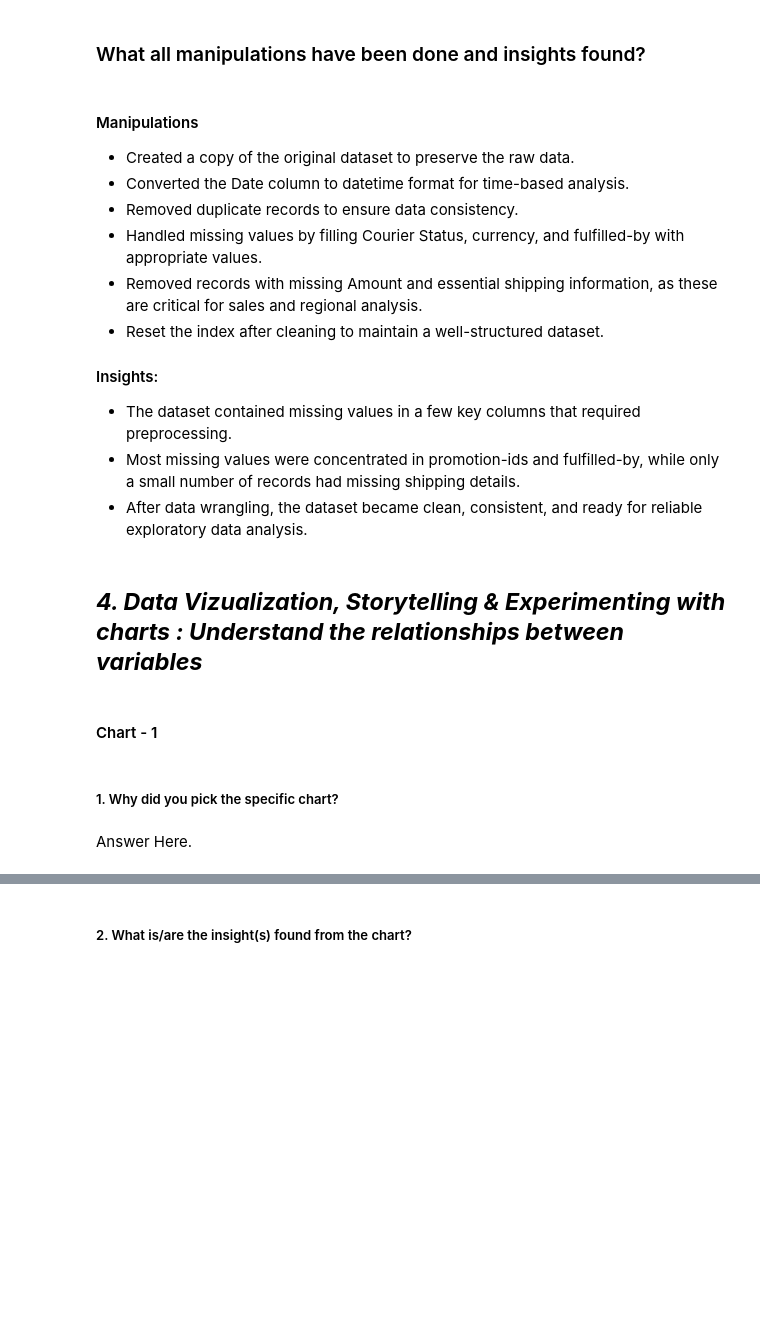
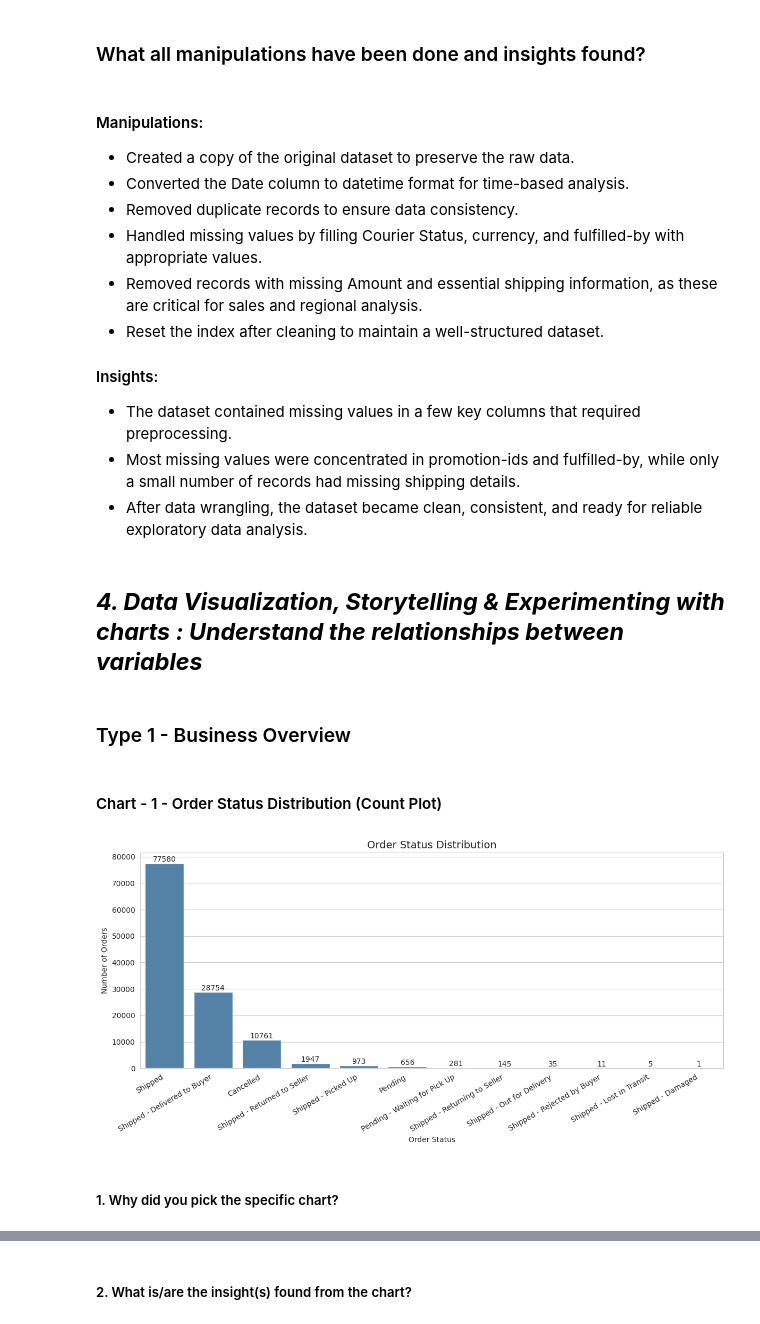
Before and after one commit to adityajain9756-rgb/ecommerce-sales-analysis, a Jupyter notebook: EDA_aditya_amazon.ipynb, the cells around one changed output, grey strips where cells are left out. Drawn from its saved outputs; the diff is of its cells as text; code cells hidden in the pictures; blank space fills up the shorter version.

Commit message:
Business Overview Data Visualization

```diff
--- a/EDA_aditya_amazon.ipynb
+++ b/EDA_aditya_amazon.ipynb
@@ -264,7 +264,7 @@ dtype: int64
 # %% [markdown]
 ### What all manipulations have been done and insights found?
 # %% [markdown]
-#### Manipulations
+#### Manipulations:
 * Created a copy of the original dataset to preserve the raw data.
 * Converted the Date column to datetime format for time-based analysis.
 * Removed duplicate records to ensure data consistency.
@@ -278,6 +278,8 @@ dtype: int64
 * Most missing values were concentrated in promotion-ids and fulfilled-by, while only a small number of records had missing shipping details.
 * After data wrangling, the dataset became clean, consistent, and ready for reliable exploratory data analysis.
 # %% [markdown]
-## ***4. Data Vizualization, Storytelling & Experimenting with charts : Understand the relationships between variables***
+## ***4. Data Visualization, Storytelling & Experimenting with charts : Understand the relationships between variables***
+# %% [markdown]
+### Type 1 - Business Overview
 # %% [markdown]
-#### Chart - 1
+#### Chart - 1 - Order Status Distribution (Count Plot)
@@ -286,4 +286,26 @@ dtype: int64
+# %%
+# Chart - 1 visualization code
+plt.figure(figsize=(12,6))
+
+ax = sns.countplot(
+    data=df_clean,
+    x='Status',
+    order=df_clean['Status'].value_counts().index,
+    color='steelblue'
+)
+
+# Add count labels
+for container in ax.containers:
+    ax.bar_label(container)
+
+plt.title('Order Status Distribution', fontsize=14)
+plt.xlabel('Order Status')
+plt.ylabel('Number of Orders')
+plt.xticks(rotation=30, ha='right')
+
+plt.tight_layout()
+plt.show()
+# %% [output]
+[figure, added]
 # %% [markdown]
 ##### 1. Why did you pick the specific chart?
-# %% [markdown]
-Answer Here.
```
Also changed, not shown: parts of 35 cells of this notebook.
